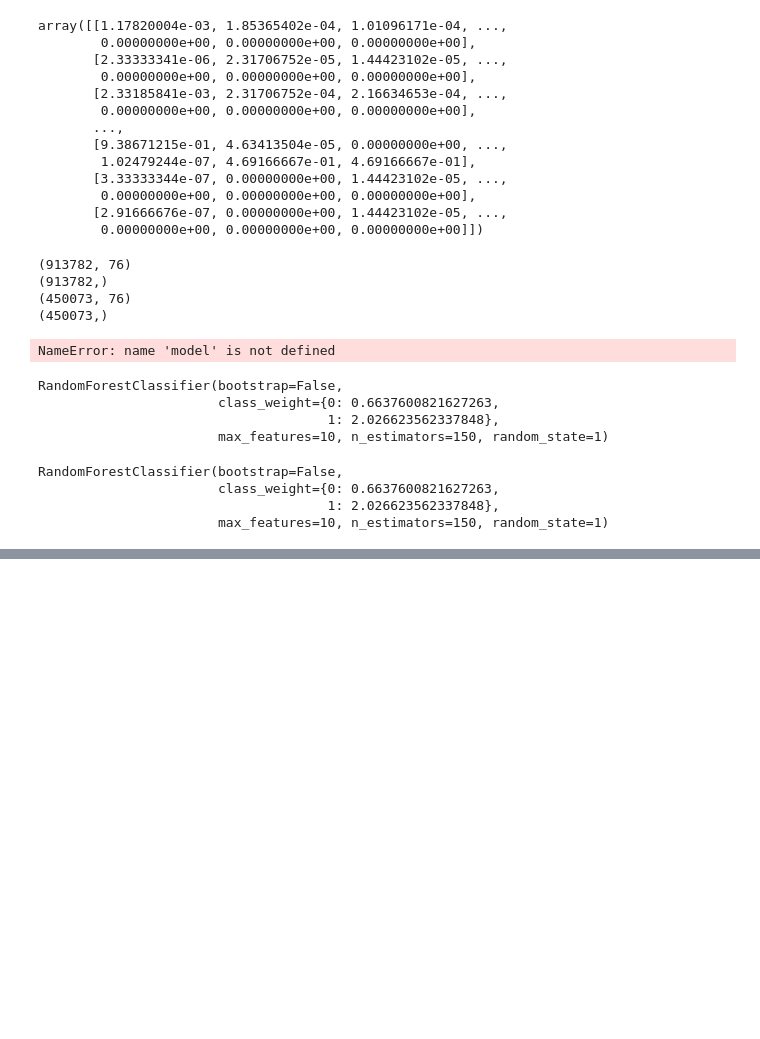
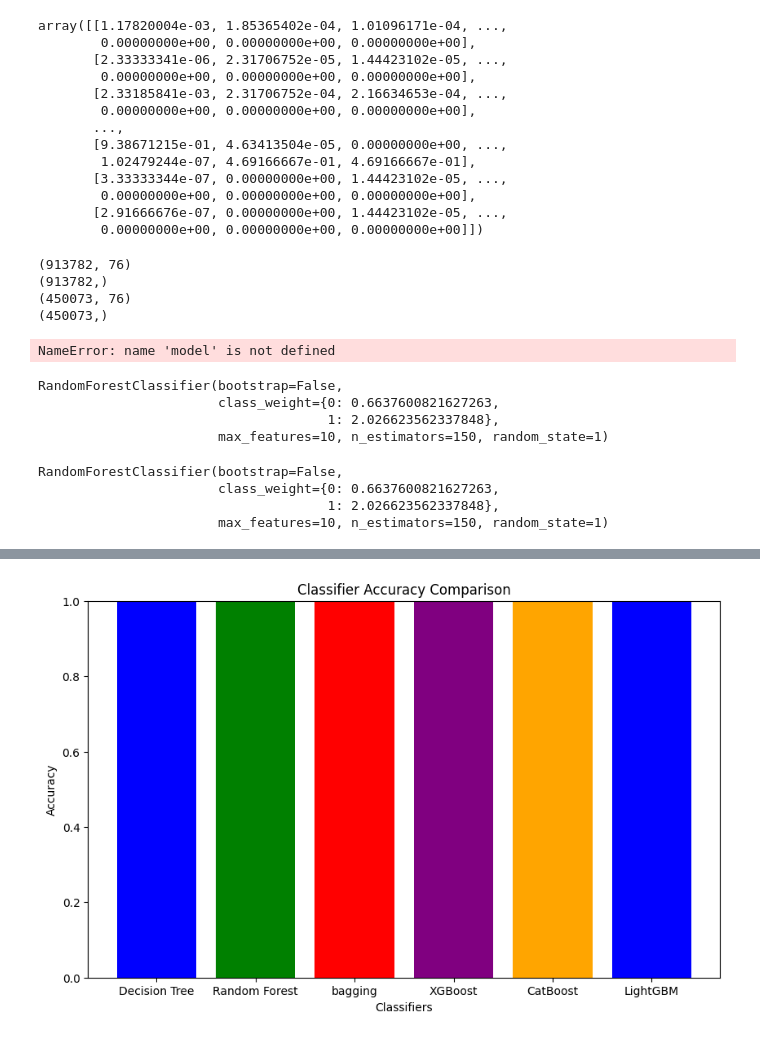
Before and after one commit to mjacker/MJCapstone, a Jupyter notebook: 5_Random_Forest_Classifier.ipynb, the cells around one changed output, grey strips where cells are left out. Saved outputs shown, nothing was run; the diff lists cells and outputs as text; code cells hidden in the pictures; blank space fills up the shorter version.

```diff
--- a/5_Random_Forest_Classifier.ipynb
+++ b/5_Random_Forest_Classifier.ipynb
@@ -300,0 +326,82 @@ tree.plot_tree(model.estimators_[3])
+# %%
+ # Step 7: Comparing Decision Tree, Random Forest, XGBoost, CatBoost, and LightGBM
+from sklearn.tree import DecisionTreeClassifier
+from sklearn.ensemble import RandomForestClassifier
+from xgboost import XGBClassifier
+from catboost import CatBoostClassifier
+from lightgbm import LGBMClassifier
+from sklearn.metrics import accuracy_score, confusion_matrix, classification_report, roc_curve, auc
+import matplotlib.pyplot as plt
+import seaborn as sns
+
+# Initialize classifiers
+classifiers = {
+    'Decision Tree': DecisionTreeClassifier(),
+    'Random Forest': RandomForestClassifier(),
+    'bagging' : BaggingClassifier(),
+    'XGBoost': XGBClassifier(),
+    'CatBoost': CatBoostClassifier(),
+    'LightGBM': LGBMClassifier()
+}
+
+# Train and evaluate classifiers
+results = {}
+for name, clf in classifiers.items():
+    clf.fit(X_train, y_train)
+    y_pred = clf.predict(X_test)
+    accuracy = accuracy_score(y_test, y_pred)
+    confusion_mat = confusion_matrix(y_test, y_pred)
+    class_report = classification_report(y_test, y_pred)
+
+    fpr, tpr, thresholds = roc_curve(y_test, clf.predict_proba(X_test)[:, 1])
+    roc_auc = auc(fpr, tpr)
+
+    results[name] = {
+        'Accuracy': accuracy,
+        'Confusion Matrix': confusion_mat,
+        'Classification Report': class_report,
+        'ROC Curve': (fpr, tpr, roc_auc)
+    }
+
+
+
+# Bar plot for accuracy comparison
+accuracy_values = [result['Accuracy'] for result in results.values()]
+classifiers_names = list(classifiers.keys())
+
+plt.figure(figsize=(10, 6))
+plt.bar(classifiers_names, accuracy_values, color=['blue', 'green', 'red', 'purple', 'orange'])
+plt.xlabel('Classifiers')
+plt.ylabel('Accuracy')
+plt.title('Classifier Accuracy Comparison')
+plt.ylim([0, 1])
+plt.show()
+
+# Confusion matrices and classification reports
+for name, result in results.items():
+    print(f'\n{name}:\n')
+    print(f'Confusion Matrix:\n{result["Confusion Matrix"]}\n')
+    print(f'Classification Report:\n{result["Classification Report"]}\n')
+
+    # Plot Confusion Matrix with Blues Colormap
+    plt.figure(figsize=(8, 6))
+    sns.heatmap(result["Confusion Matrix"], annot=True, fmt='g', cmap='Blues', cbar=False)
+    plt.xlabel('Predicted')
+    plt.ylabel('Actual')
+    plt.title(f'Confusion Matrix - {name}')
+    plt.show()
+
+
+ # Plot ROC curves
+plt.figure(figsize=(10, 6))
+for name, result in results.items():
+    fpr, tpr, roc_auc = result['ROC Curve']
+    plt.plot(fpr, tpr, label=f'{name} (AUC = {roc_auc:.2f})')
+
+plt.plot([0, 1], [0, 1], 'k--', label='Random')
+plt.xlabel('False Positive Rate')
+plt.ylabel('True Positive Rate')
+plt.title('ROC Curve Comparison')
+plt.legend()
+plt.show()
+# %% [output]
@@ -300,0 +425 @@ tree.plot_tree(model.estimators_[3])
+[figure, added]
```
Also changed, not shown: parts of 4 cells of this notebook, 1 other file.
